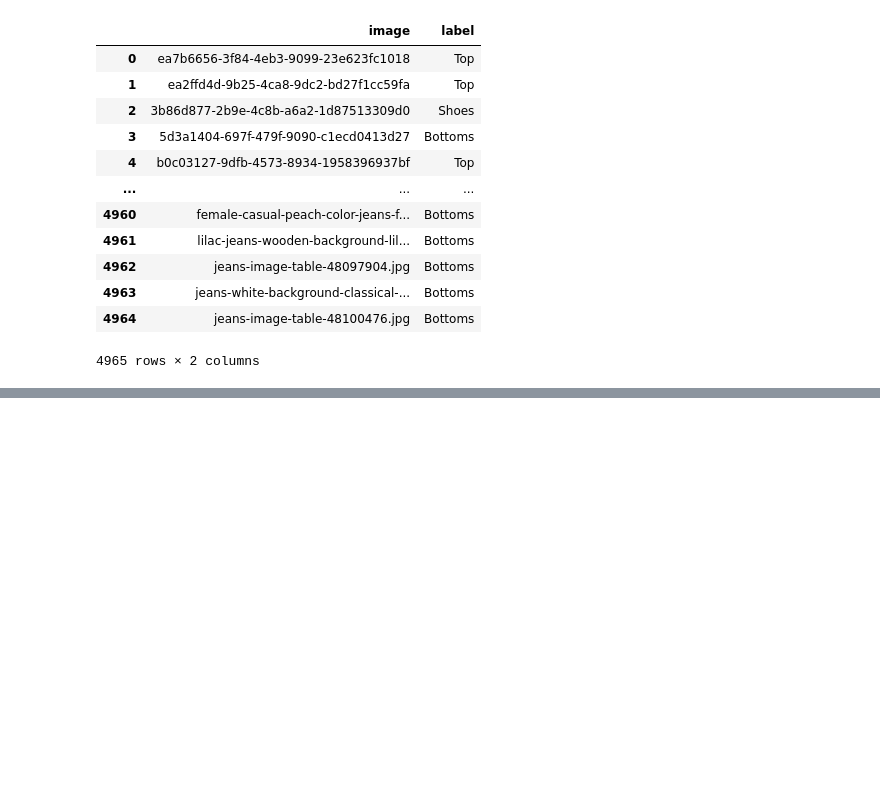
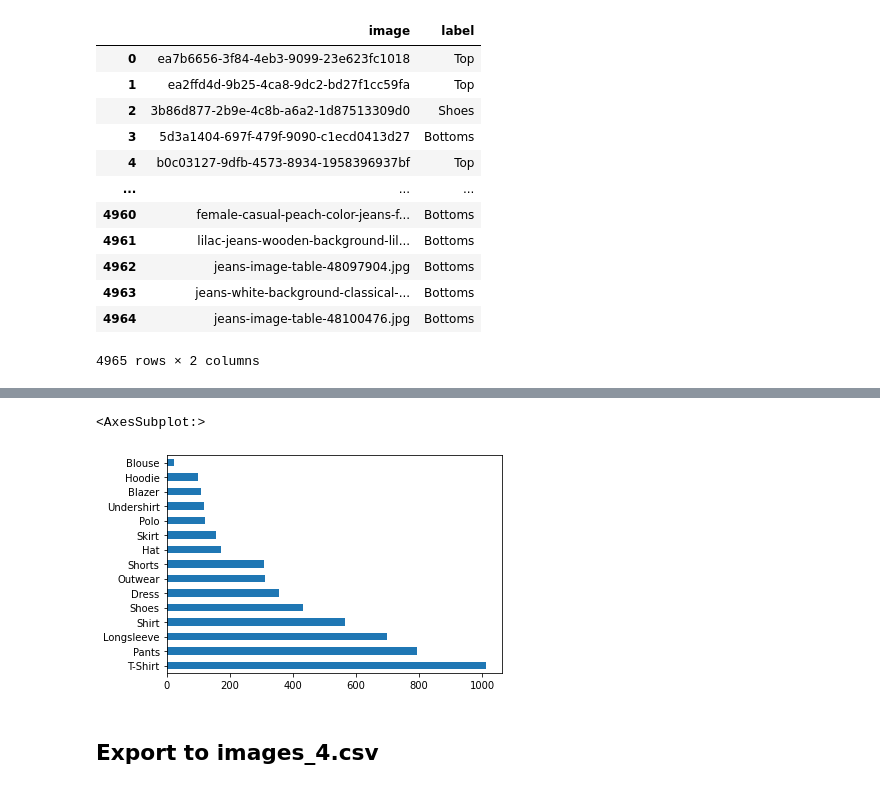
Before and after one commit to maxBruckhaus/clothing-classifier, a Jupyter notebook: Add_Additional_Data.ipynb, the cells around one changed output, grey strips where cells are left out. Drawn from its saved outputs; the diff is of its cells as text; code cells hidden in the pictures; blank space fills up the shorter version.

```diff
--- a/Add_Additional_Data.ipynb
+++ b/Add_Additional_Data.ipynb
@@ -172,0 +220,12 @@ check
+# %%
+image_names = create_image_list('folded_shirts/')
+image_count = len(image_names)
+
+rows = df.shape[0]
+current_row = rows
+
+for row in range(image_count):
+    df.loc[current_row] = [image_names[row]] + ['Shirt']
+    current_row += 1
+
+df
@@ -172,0 +248,12 @@ check
+# %%
+image_names = create_image_list('hanging_shirts/')
+image_count = len(image_names)
+
+rows = df.shape[0]
+current_row = rows
+
+for row in range(image_count):
+    df.loc[current_row] = [image_names[row]] + ['Shirt']
+    current_row += 1
+
+df
@@ -172,0 +276,12 @@ check
+# %%
+image_names = create_image_list('crumpled_folded_pants/')
+image_count = len(image_names)
+
+rows = df.shape[0]
+current_row = rows
+
+for row in range(image_count):
+    df.loc[current_row] = [image_names[row]] + ['Pants']
+    current_row += 1
+
+df
@@ -172,0 +323,7 @@ check
+# %%
+df.label.value_counts().plot(kind='barh')
+# %% [output]
+<AxesSubplot:>
+[figure, added]
+# %% [markdown]
+## Export to images_4.csv
```
Also changed, not shown: parts of 17 cells of this notebook, 1 other file.
